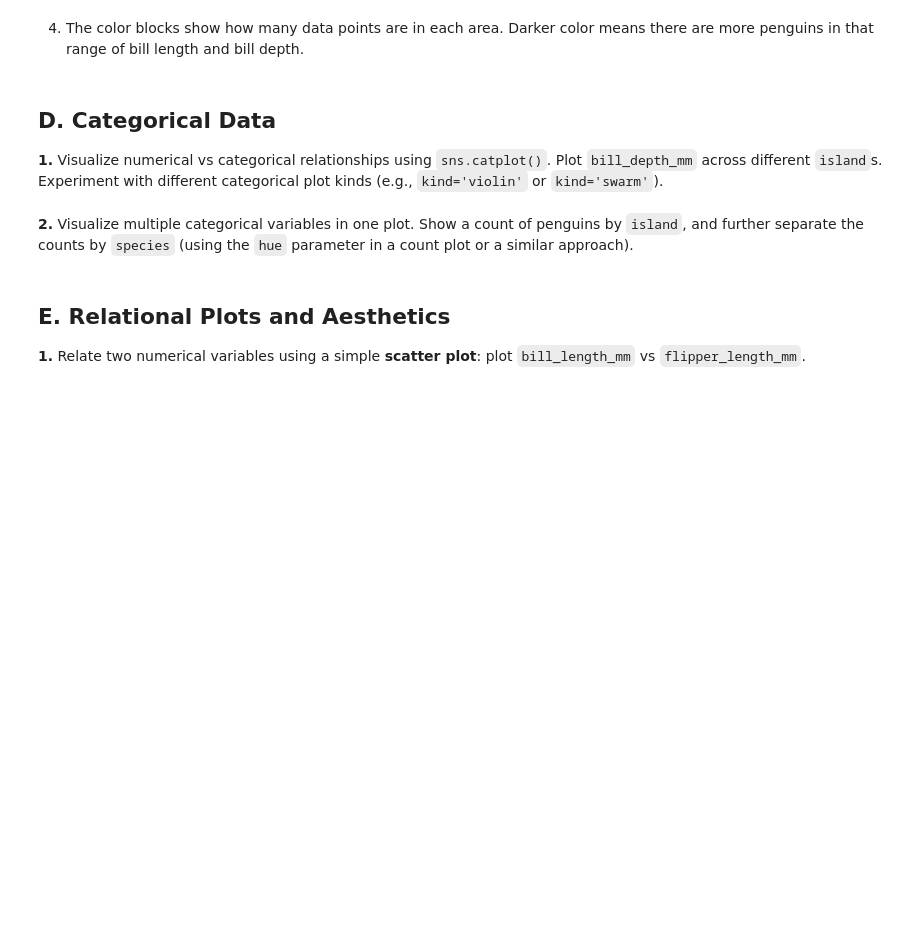
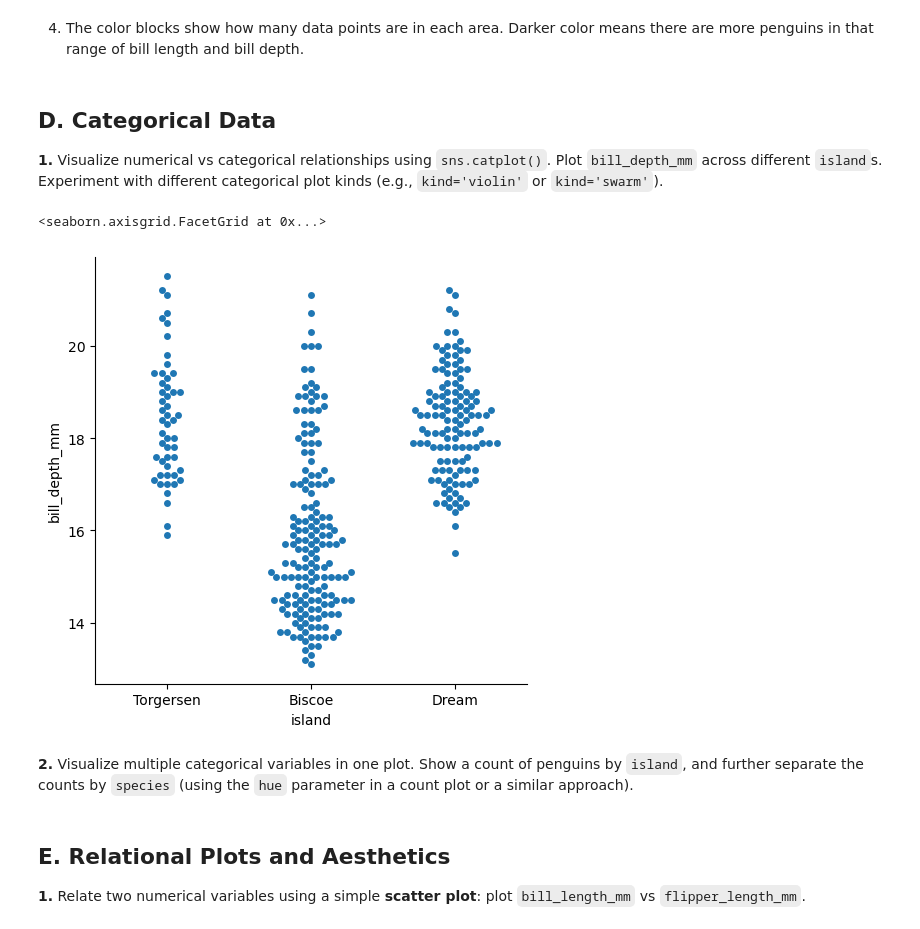
Before and after one commit to Layan-Alamri/B5, a Jupyter notebook: student/C2/m3-2_exercise.ipynb, the cells around one changed output. Saved outputs shown, nothing was run; the diff lists cells and outputs as text; code cells hidden in the pictures; blank space fills up the shorter version.

```diff
--- a/student/C2/m3-2_exercise.ipynb
+++ b/student/C2/m3-2_exercise.ipynb
@@ -147,3 +145,9 @@ Darker color means there are more penguins in that range of bill length and bill
+# %%
+# YOUR CODE
+sns.catplot(data=penguins, x="island", y="bill_depth_mm", kind="swarm")
+# %% [output]
+<seaborn.axisgrid.FacetGrid at 0x...>
+[figure, added]
 # %% [markdown]
 **2.** Visualize multiple categorical variables in one plot. Show a count of penguins by `island`, and further separate the counts by `species` (using the `hue` parameter in a count plot or a similar approach).
 # %%
```
Also changed, not shown: parts of 1 cell of this notebook.
